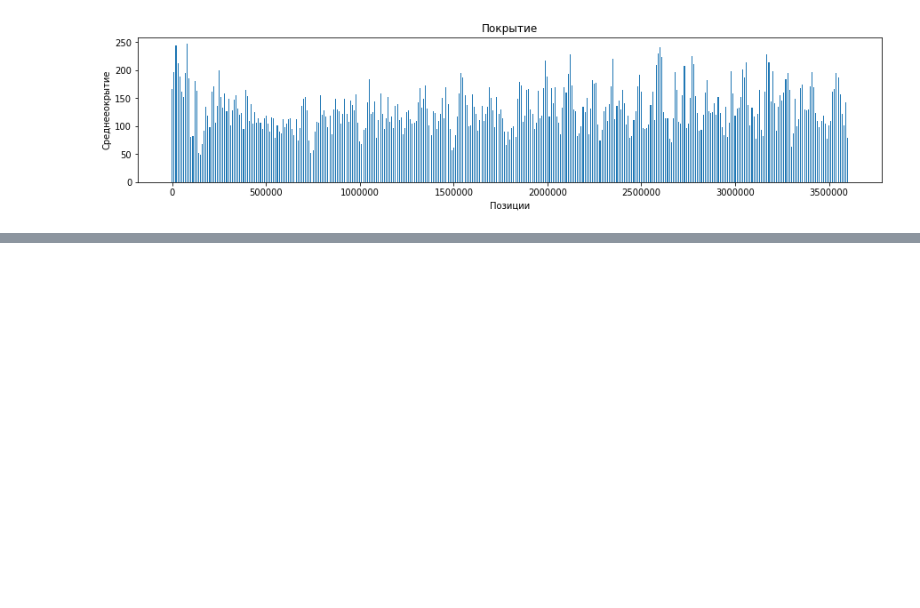
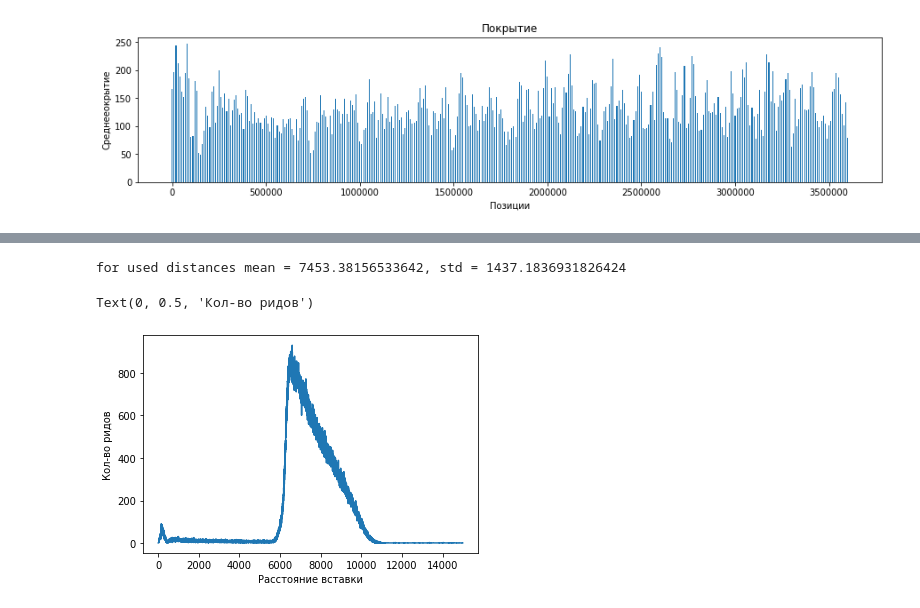
Before and after one commit to alexmorphine/NGS_course, a Jupyter notebook: homework_2/homework_2.ipynb, the cells around one changed output, grey strips where cells are left out. Saved outputs shown, nothing was run; the diff lists cells and outputs as text; code cells hidden in the pictures; blank space fills up the shorter version.

```diff
--- a/homework_2/homework_2.ipynb
+++ b/homework_2/homework_2.ipynb
@@ -162,0 +212,19 @@ Text(0.5, 1.0, 'Покрытие')
+# %%
+# если берем все расстояния, то график ниоч
+distances = [dist for dist in distances if dist <= 15000]
+mean = np.mean(distances)
+std = np.std(distances)
+print(f'for used distances mean = {mean}, std = {std}')
+
+cnt = Counter(distances)
+x, y = [], []
+for key in sorted(cnt.keys()):
+    x.append(key)
+    y.append(cnt[key])
+plt.plot(x, y)
+plt.xlabel('Расстояние вставки')
+plt.ylabel('Кол-во ридов')
+# %% [output]
+for used distances mean = 7453.38156533642, std = 1437.1836931826424
+Text(0, 0.5, 'Кол-во ридов')
+[figure, added]
```
Also changed, not shown: parts of 6 cells of this notebook.
